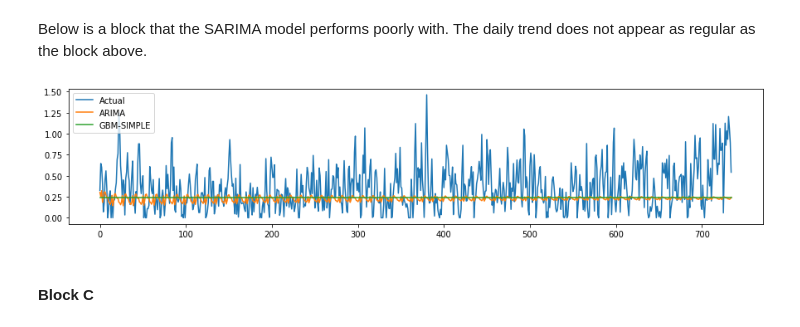
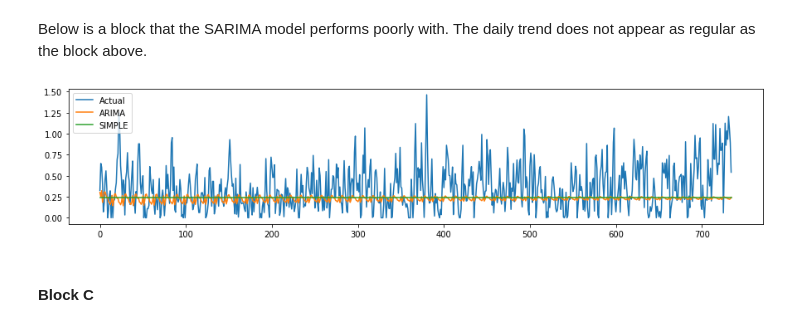
Before and after one commit to mocohen/Capstone-Project-1, a Jupyter notebook: Arima Results.ipynb, the cells around one changed output. Cells and saved outputs as stored; diff of their text form; code cells hidden in the pictures.

```diff
--- a/Arima Results.ipynb
+++ b/Arima Results.ipynb
@@ -269,12 +269,12 @@ Below is a block that the SARIMA model performs poorly with. The daily trend doe
 # %%
 fig, ax = plt.subplots(figsize=(15,3))
 ax.plot(ex_row2.TestVals.values, label='Actual')
 ax.plot(ex_row2.ArimaPreds, label='ARIMA')
-ax.plot(ex_row2.GBMPreds, label='GBM-SIMPLE')
+ax.plot(ex_row2.GBMPreds, label='SIMPLE')
 plt.legend()
 plt.show()
 # %% [output]
-[figure, old version]
+[figure, new version]
 # %% [markdown]
 #### Block C
 # %%
```
Also changed, not shown: parts of 6 cells of this notebook.
